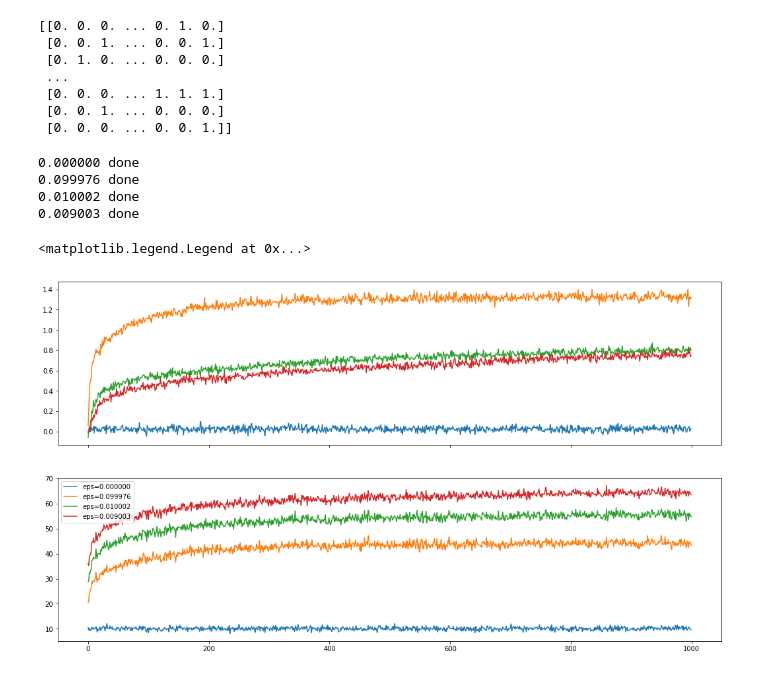
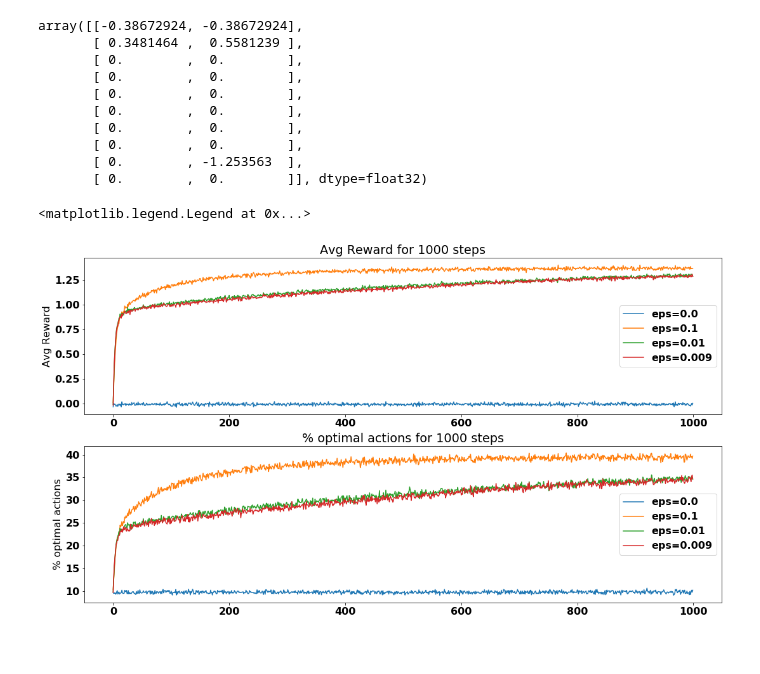
Before and after one commit to nilesh0109/ML_SoSe19, a Jupyter notebook: ML_ex07.ipynb, the cells around one changed output. Drawn from its saved outputs; the diff is of its cells as text; code cells hidden in the pictures.

```diff
--- a/ML_ex07.ipynb
+++ b/ML_ex07.ipynb
@@ -59,34 +75,37 @@ class K_Arm_Bandit:
 # %%
-testBed = K_Arm_Bandit(10,num_episodes=100, num_games_per_episode)
+testBed = K_Arm_Bandit(10,num_episodes=1, num_games_per_episode=10, epsilons=[0,0.1])
 testBed.play()
-print(testBed.isOptimalActionChosen)
-np.max(testBed.isOptimalActionChosen.mean(axis=0) * 100)
+testBed.Q
+#testBed.isOptimalActionChosen
 # %% [output]
-[[0. 0. 0. ... 0. 1. 0.]
- [0. 0. 1. ... 0. 0. 1.]
- [0. 1. 0. ... 0. 0. 0.]
- ...
- [0. 0. 0. ... 1. 1. 1.]
- [0. 0. 1. ... 0. 0. 0.]
- [0. 0. 0. ... 0. 0. 1.]]
+array([[-0.38672924, -0.38672924],
+       [ 0.3481464 ,  0.5581239 ],
+       [ 0.        ,  0.        ],
+       [ 0.        ,  0.        ],
+       [ 0.        ,  0.        ],
+       [ 0.        ,  0.        ],
+       [ 0.        ,  0.        ],
+       [ 0.        ,  0.        ],
+       [ 0.        , -1.253563  ],
+       [ 0.        ,  0.        ]], dtype=float32)
+# %%
+try_eps = np.array([0, 0.1, 0.01, 0.009], dtype=np.float16)
+testBed = K_Arm_Bandit(10,num_episodes=2000, epsilons= try_eps)
+testBed.play()
 # %%
-fig, (ax1,ax2) = plt.subplots(2, 1, sharex=True, figsize=(18,10))
-try_eps = np.array([0, 0.1, 0.01, 0.009], dtype=np.float16)
-testBed = K_Arm_Bandit(10,num_episodes=2000)
-for eps in try_eps:
-  testBed.play(eps)
-  num_episodes, num_games_per_episode = testBed.rewards.shape
-  ax1.plot(np.arange(num_games_per_episode),np.mean(testBed.rewards, axis=0), label='eps={:f}'.format(eps))
-  ax2.plot(np.arange(num_games_per_episode),np.mean(testBed.isOptimalActionChosen, axis=0)*100, label='eps={:f}'.format(eps))
+num_episodes, num_games_per_episode, num_eps = testBed.rewards.shape
 
-  print('{:f} done'.format(eps))
+fig, (ax1,ax2) = plt.subplots(2, 1, figsize=(18,10))
+for eps_ind in np.arange(num_eps):
+  eps_val = round(testBed.epsilons[eps_ind], 3)
+  ax1.plot(np.arange(num_games_per_episode),np.mean(testBed.rewards[:,:,eps_ind], axis=0), label='eps='+str(eps_val))
+  ax2.plot(np.arange(num_games_per_episode),np.mean(testBed.isOptimalActionChosen[:,:,eps_ind], axis=0)*100, label='eps='+str(eps_val))
 ax1.set_title('Avg Reward for {:d} steps'.format(num_games_per_episode))
 ax2.set_title('% optimal actions for {:d} steps'.format(num_games_per_episode))
-plt.legend()
+ax1.set_ylabel('Avg Reward', fontsize=16)
+ax2.set_ylabel('% optimal actions', fontsize=16)
+ax1.legend()
+ax2.legend()
 # %% [output]
-0.000000 done
-0.099976 done
-0.010002 done
-0.009003 done
+<matplotlib.legend.Legend at 0x...>
-<matplotlib.legend.Legend at 0x...>
-[figure, old version]
+[figure, new version]
```
Also changed, not shown: parts of 6 cells of this notebook.
